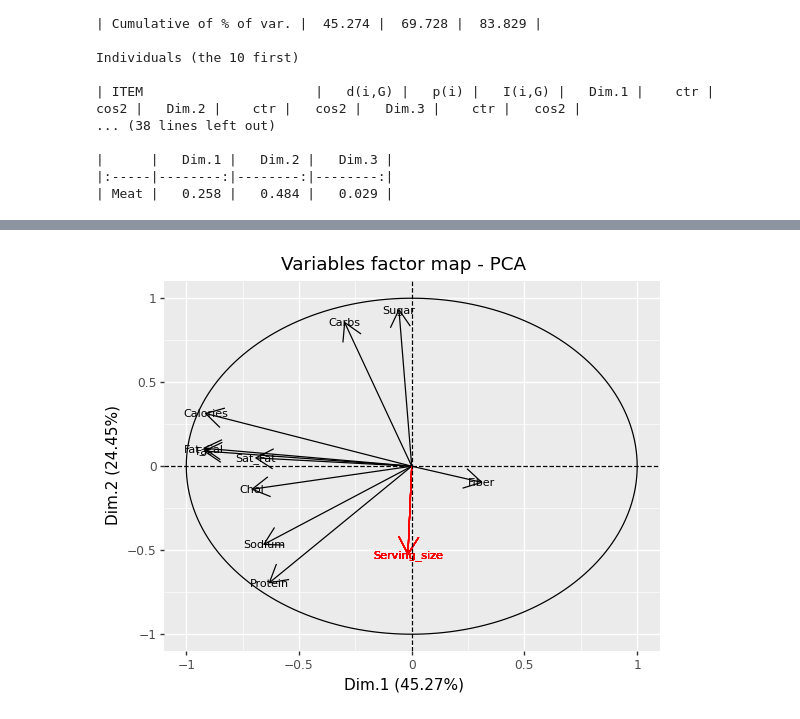
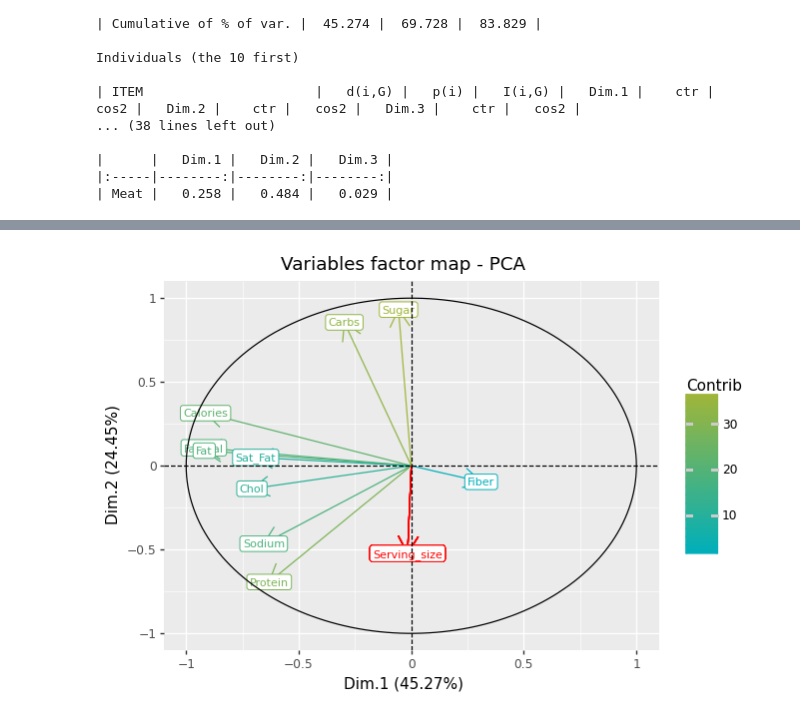
Before and after one commit to enfantbenidedieu/scientisttools, a Jupyter notebook: pca_example.ipynb, the cells around one changed output, grey strips where cells are left out. Drawn from its saved outputs; the diff is of its cells as text; code cells hidden in the pictures.

```diff
--- a/pca_example.ipynb
+++ b/pca_example.ipynb
@@ -939,9 +953,9 @@ print(p)
 # %%
 p = fviz_pca_var(my_pca,
-                 color="black",
+                 color="contrib",
                  text_type="label",
                  gradient_cols = ("#00AFBB", "#E7B800", "#FC4E07"),
                  quanti_sup=True)
 print(p)
 # %% [output]
-[figure, old version]
+[figure, new version]
```
Also changed, not shown: parts of 20 cells of this notebook, 7 other files.
